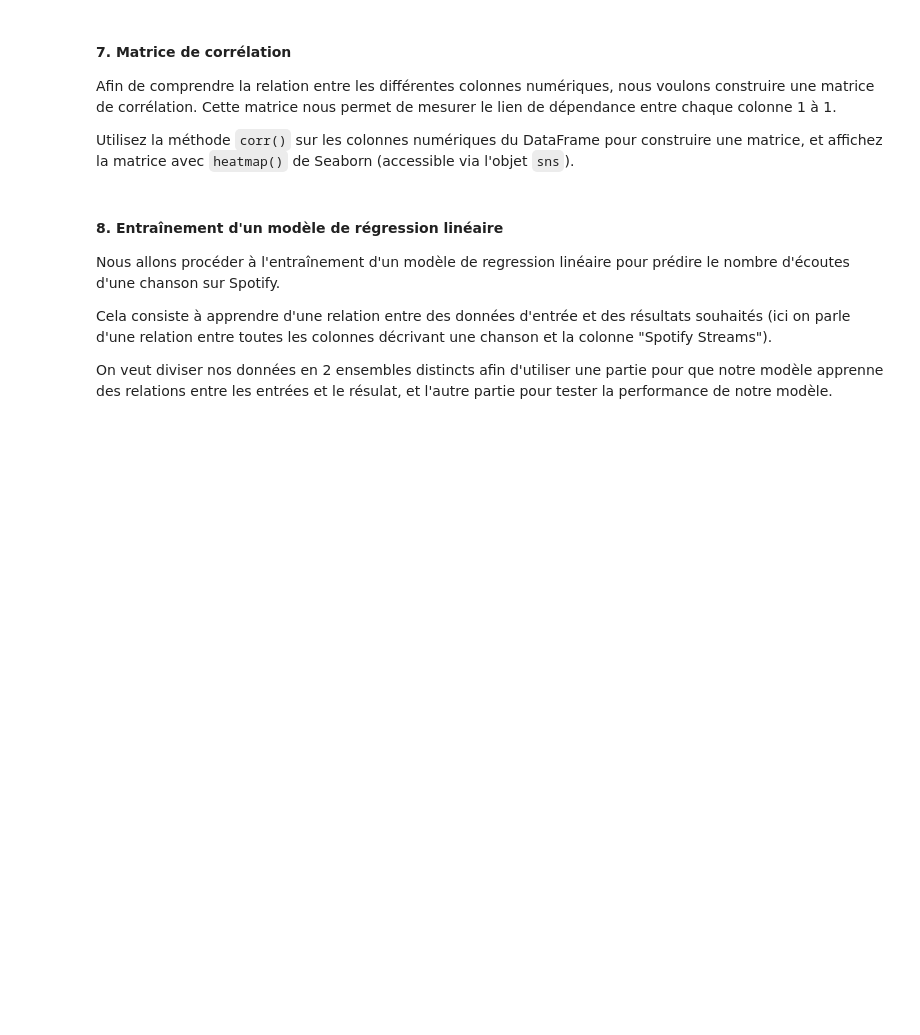
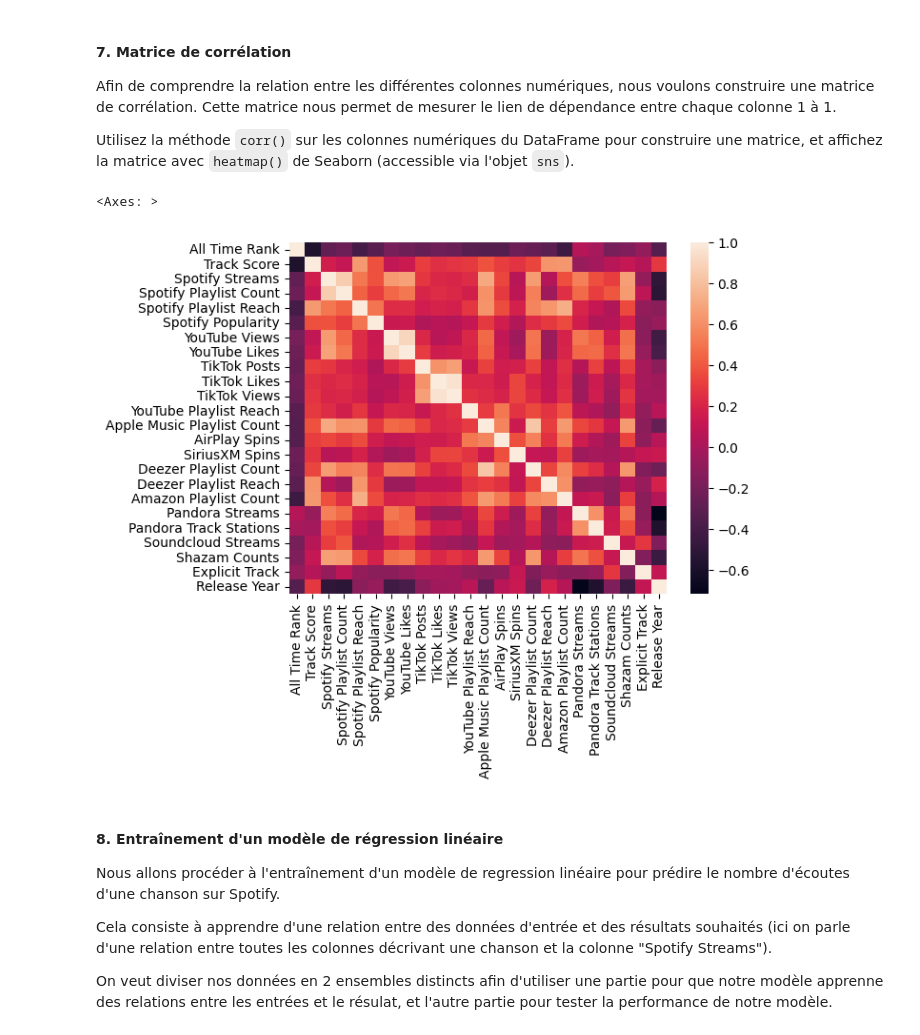
Before and after one commit to PhilippeCot/Semester-1, a Jupyter notebook: projet-2-PhilippeCot/part1/song-analysis.ipynb, the cells around one changed output. Cells and saved outputs as stored; diff of their text form; code cells hidden in the pictures; blank space fills up the shorter version.

```diff
--- a/projet-2-PhilippeCot/part1/song-analysis.ipynb
+++ b/projet-2-PhilippeCot/part1/song-analysis.ipynb
@@ -49,5 +99,10 @@ Pour procéder au nettoyage de nos données, nous allons :
 Les méthodes utiles pour cette section sont : `drop()`, `isna()`, `dropna()`.
 # %%
 # TODO: Utiliser drop() pour supprimer les colonnes "ISRC" et "TIDAL Popularity".
+def supprimer_colonne(dataframe,  nom_col):
+    deleted = dataframe.drop(columns=nom_col)
+    return deleted
+dataframe = supprimer_colonne(dataframe, "ISRC")
+dataframe = supprimer_colonne(dataframe, "TIDAL Popularity")
 # %%
 # TODO: Pour chaque colonne, afficher la somme des valeurs manquantes (utiliser isna()).
@@ -54,4 +130,6 @@ Les méthodes utiles pour cette section sont : `drop()`, `isna()`, `dropna()`.
 # %%
 # TODO: Supprimer les lignes contenant des valeurs manquantes (utiliser dropna()).
-
+dataframe = dataframe.dropna()
 # TODO: Afficher la nouvelle dimension du DataFrame.
+df_dimension = dataframe.shape
+print('La nouvelle dimension du DataFrame est de: ' + str(df_dimension))
@@ -60,6 +140,7 @@ Les méthodes utiles pour cette section sont : `drop()`, `isna()`, `dropna()`.
 Nous souhaitons extraire l'année de sortie à partir de la date de sortie, et créer une nouvelle colonne "Release Year" basée sur cette donnée. Utilisez `to_datetime()` pour extraire l'année depuis la date et `apply()` pour appliquer l'extraction sur un ensemble de données.
 # %%
 # TODO: Créer une colonne "Release Year" contenant l'année de sortie pour chacune des chansons.
+dataframe['Release Year'] = dataframe['Release Date'].apply(lambda x: pd.to_datetime(x).year)
 # %% [markdown]
 #### 5. Conversion de données
 Lors de l'étape d'[exploration de données](#2-exploration-des-données), nous avons remarqué que certaines colonnes sont de type `object` alors qu'elles représentent des données numériques. Nous allons donc convertir ces colonnes en `float` (utilisez `apply()` pour appliquer la conversion sur un ensemble de données).
@@ -71,0 +149,12 @@ Omettre de la conversion les colonnes : "Track", "Album Name", "Artist", "Releas
+# %%
+# TODO: Afficher les colonnes à convertir en 'float'.
+to_exclude = ["Track", "Album Name", "Artist", "Release Date"]
+to_convert = [
+    col for col in dataframe.columns
+    if col not in to_exclude and dataframe[col].dtype == 'object'
+]
+for col in to_convert:
+    dataframe[col] = dataframe[col].apply(lambda x: float(str(x).replace(',', '').strip()) if pd.notnull(x) else None)
+print('Les colonnes à convertir en float sont: ', to_convert)
+# TODO: Convertir les données des colonnes en 'float'.
+dataframe[to_convert] = dataframe[to_convert].apply(pd.to_numeric, errors='coerce')
@@ -94,6 +237,12 @@ Afin de comprendre la relation entre les différentes colonnes numériques, nous
 Utilisez la méthode `corr()` sur les colonnes numériques du DataFrame pour construire une matrice, et affichez la matrice avec `heatmap()` de Seaborn (accessible via l'objet `sns`).
 # %%
 # TODO: Afficher la matrice de corrélation entre les colonnes numériques du jeu de données.
+numeric = dataframe.select_dtypes(include=['float64', 'int64'])
+correlation = numeric.corr(method='pearson')
+sns.heatmap(correlation)
+# %% [output]
+<Axes: >
+[figure, added]
 # %% [markdown]
 #### 8. Entraînement d'un modèle de régression linéaire
 Nous allons procéder à l'entraînement d'un modèle de regression linéaire pour prédire le nombre d'écoutes d'une chanson sur Spotify.
```
Also changed, not shown: parts of 17 cells of this notebook, 5 other files.
